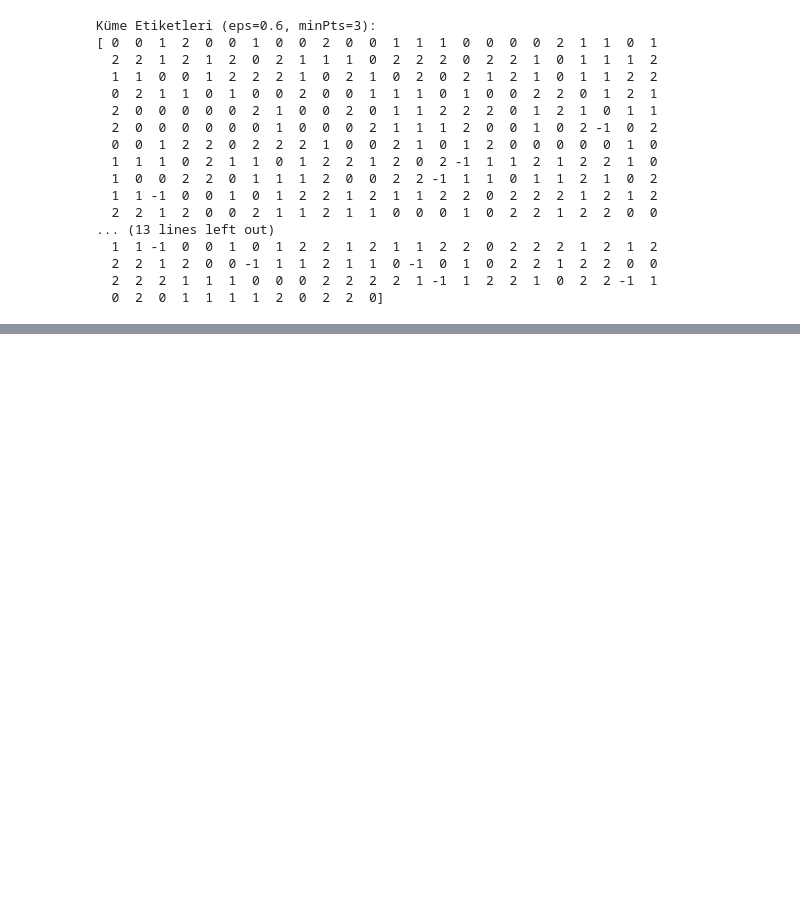
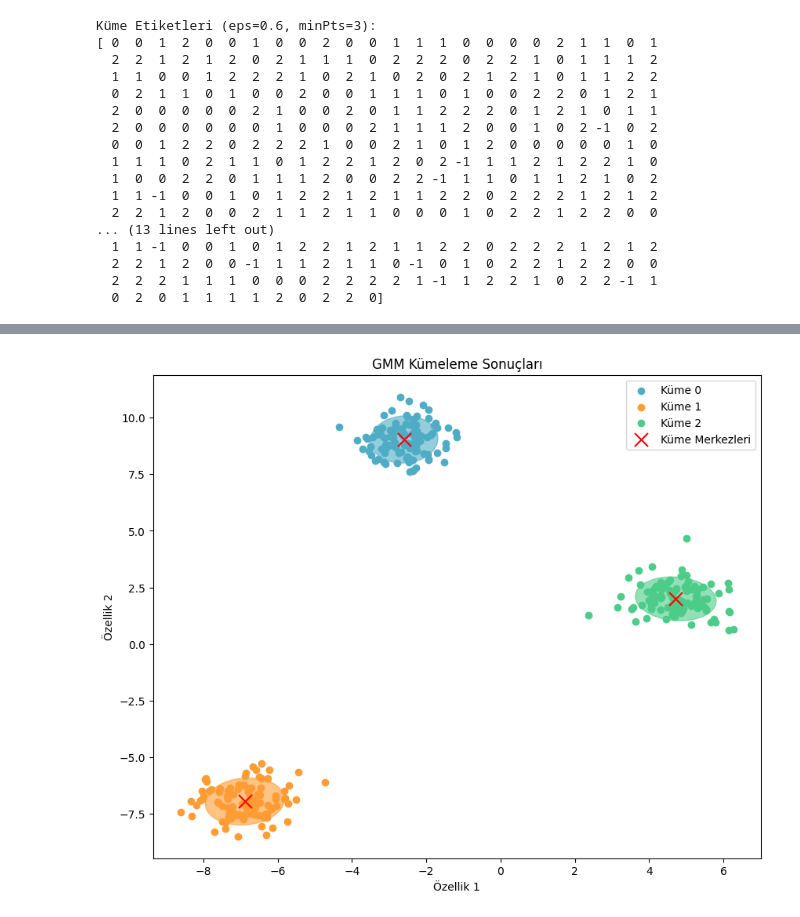
Before and after one commit to Furk4nBulut/Uygulamalarla-Makine-Ogrenmesi-ve-Derin-Ogrenme-Atolyesi, a Jupyter notebook: Week-3/Day-5/Clustering.ipynb, the cells around one changed output, grey strips where cells are left out. Saved outputs shown, nothing was run; the diff lists cells and outputs as text; code cells hidden in the pictures; blank space fills up the shorter version.

Commit message:
Clustering course notes and notebook updated.

```diff
--- a/Week-3/Day-5/Clustering.ipynb
+++ b/Week-3/Day-5/Clustering.ipynb
@@ -384,0 +430,54 @@ Küme Etiketleri (eps=0.6, minPts=3):
+# %%
+# Örnek veri oluşturma
+n_samples = 300
+random_state = 42
+X, y = make_blobs(n_samples=n_samples, centers=3, cluster_std=0.70, random_state=random_state)
+# %%
+# GMM modelini oluşturma ve eğitme
+n_components = 3  # Küme sayısı (Gauss bileşeni sayısı)
+gmm = GaussianMixture(n_components=n_components, random_state=random_state, n_init=10)
+gmm.fit(X)
+
+# Küme etiketlerini tahmin etme
+labels = gmm.predict(X)
+probs = gmm.predict_proba(X)
+
+# Gauss bileşenlerinin parametrelerini alma
+means = gmm.means_
+covariances = gmm.covariances_
+# %%
+# Sonuçları görselleştirme
+plt.figure(figsize=(10, 8))
+colors = ['#4EACC5', '#FF9C34', '#4CCC88']
+
+for i in range(n_components):
+    data = X[labels == i]
+    plt.scatter(data[:, 0], data[:, 1], marker='o', color=colors[i], label=f'Küme {i}')
+
+    # Gauss bileşenlerinin elipslerini çizdirme
+    if covariances.ndim == 2:
+        cov = covariances
+    else:
+        cov = covariances[i]
+
+    try:
+        v, w = np.linalg.eigh(cov)
+        u = w[0] / np.linalg.norm(w[0])
+        angle = np.arctan2(u[1], u[0])
+        angle = 180 * angle / np.pi
+        ell = mpatches.Ellipse(means[i], v[0]**0.5 * 3, v[1]**0.5 * 3, angle=angle, color=colors[i], alpha=0.3)
+        ell.set_clip_box(plt.gca().bbox)
+        ell.set_alpha(0.6)
+        plt.gca().add_artist(ell)
+    except np.linalg.LinAlgError as e:
+        print(f"Uyarı: Kovaryans matrisi tekil olabilir. Elips çizilemiyor. Hata: {e}")
+        continue # Bu bileşen için elips çizimini atla
+
+plt.scatter(means[:, 0], means[:, 1], marker='x', color='red', s=150, label='Küme Merkezleri')
+plt.title('GMM Kümeleme Sonuçları')
+plt.xlabel('Özellik 1')
+plt.ylabel('Özellik 2')
+plt.legend(loc='best')
+plt.show()
+# %% [output]
+[figure, added]
```
Also changed, not shown: parts of 10 cells of this notebook, 1 other file.
